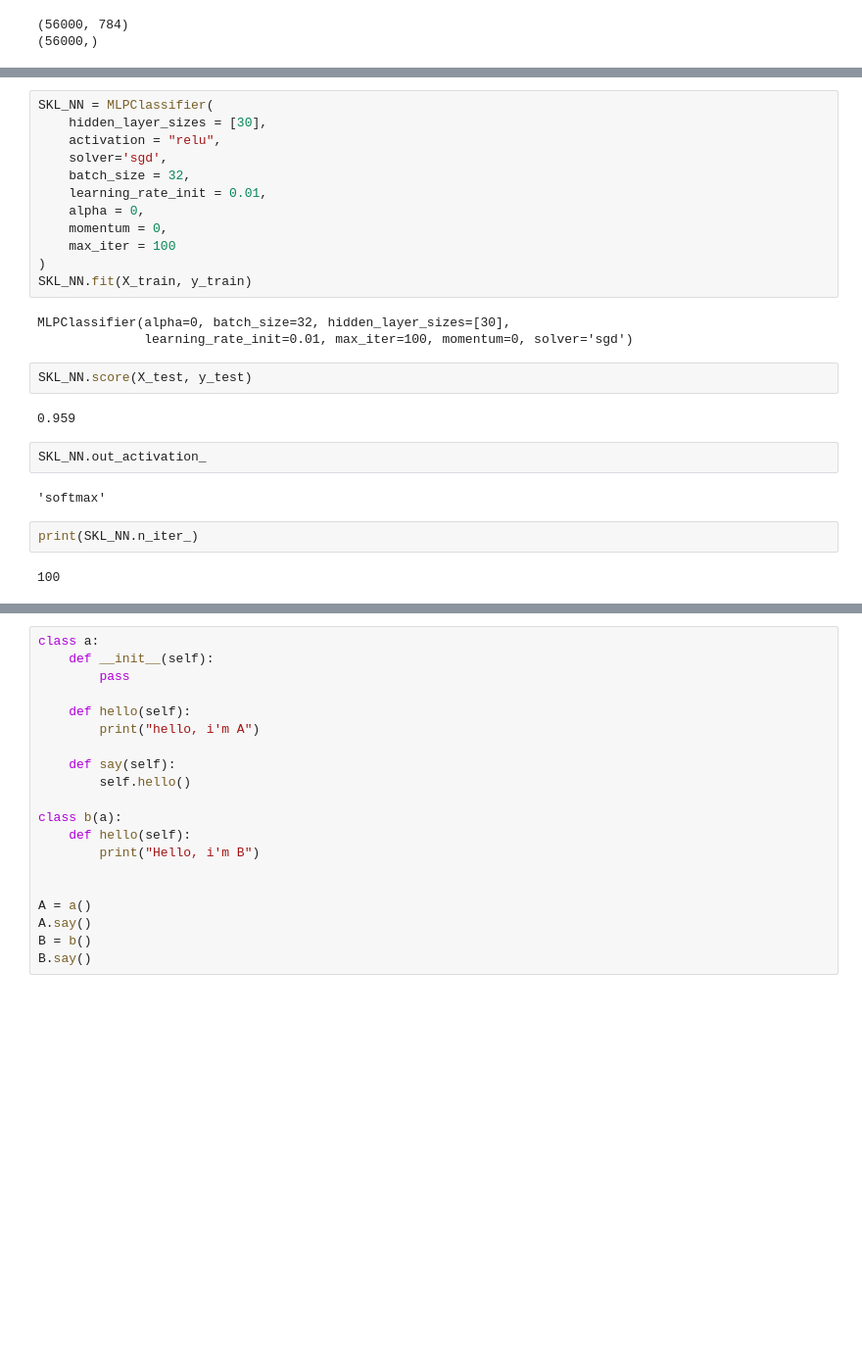
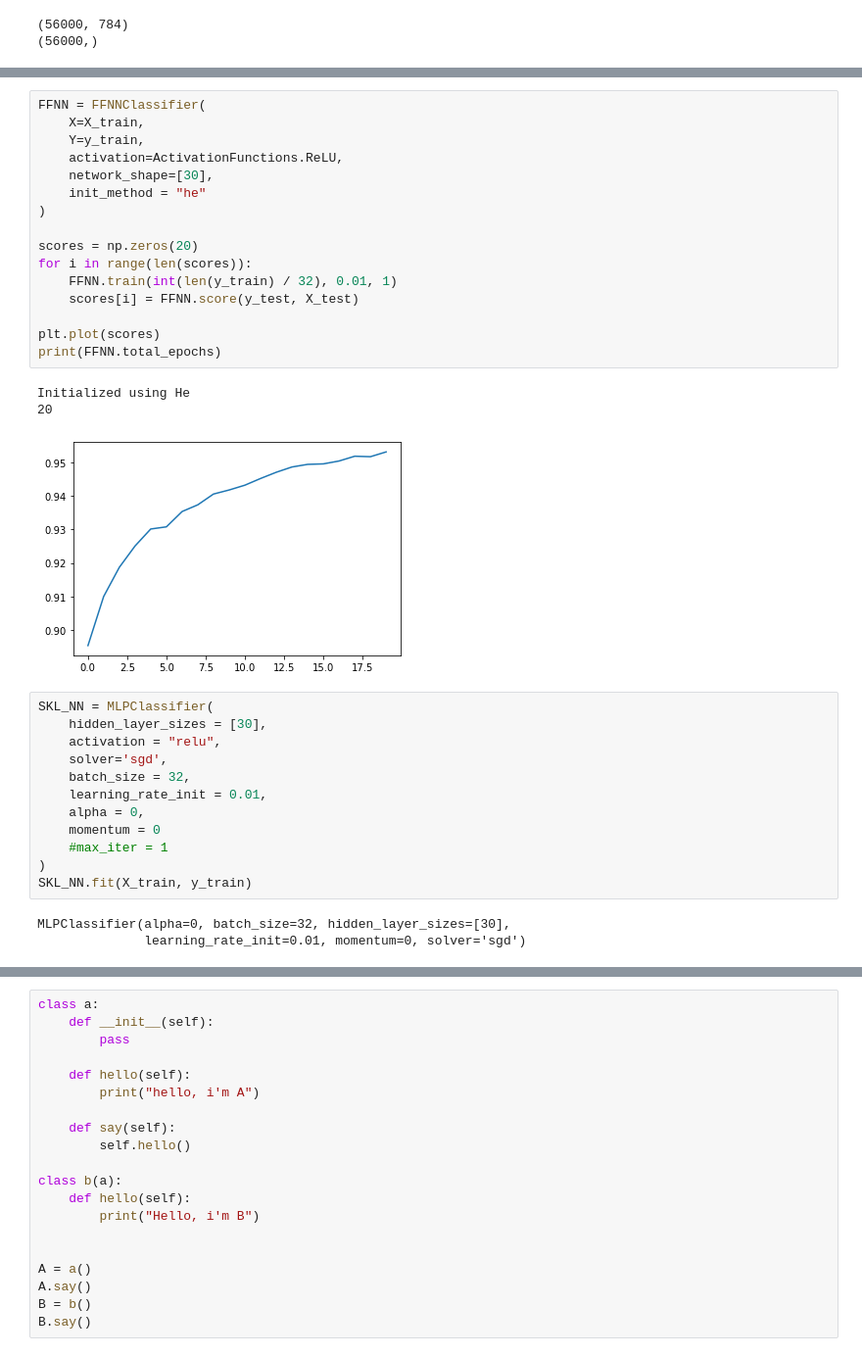
Before and after one commit to nicholaskarlsen/FYS-STK4155, a Jupyter notebook: project_2/notebooks/MNIST.ipynb, the cells around one changed output, grey strips where cells are left out. Shown: that part at 98% size. Saved outputs shown, nothing was run; the diff lists cells and outputs as text; blank space fills up the shorter version.

Commit message:
added different init methods to NN

```diff
--- a/project_2/notebooks/MNIST.ipynb
+++ b/project_2/notebooks/MNIST.ipynb
@@ -68,3 +70,23 @@ print(FFNN.total_epochs)
+# %%
+FFNN = FFNNClassifier(
+    X=X_train,
+    Y=y_train,
+    activation=ActivationFunctions.ReLU,
+    network_shape=[30],
+    init_method = "he"
+)
+
+scores = np.zeros(20)
+for i in range(len(scores)):
+    FFNN.train(int(len(y_train) / 32), 0.01, 1)
+    scores[i] = FFNN.score(y_test, X_test)
+
+plt.plot(scores)
+print(FFNN.total_epochs)
+# %% [output]
+Initialized using He
+20
+[figure, added]
 # %%
 SKL_NN = MLPClassifier(
     hidden_layer_sizes = [30],
@@ -73,22 +95,10 @@ SKL_NN = MLPClassifier(
     batch_size = 32,
     learning_rate_init = 0.01,
     alpha = 0,
-    momentum = 0,
-    max_iter = 100
+    momentum = 0
+    #max_iter = 1
 )
 SKL_NN.fit(X_train, y_train)
 # %% [output]
 MLPClassifier(alpha=0, batch_size=32, hidden_layer_sizes=[30],
-              learning_rate_init=0.01, max_iter=100, momentum=0, solver='sgd')
+              learning_rate_init=0.01, momentum=0, solver='sgd')
-# %%
-SKL_NN.score(X_test, y_test)
-# %% [output]
-0.959
-# %%
-SKL_NN.out_activation_
-# %% [output]
-'softmax'
-# %%
-print(SKL_NN.n_iter_)
-# %% [output]
-100
```
Also changed, not shown: parts of 8 cells of this notebook, 3 other files.
